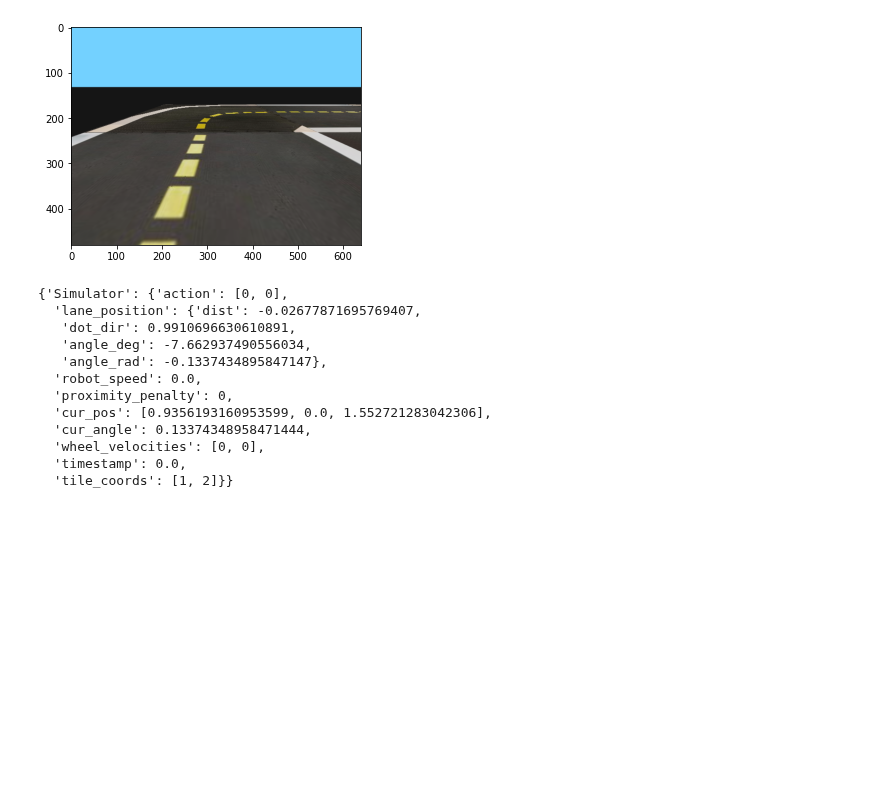
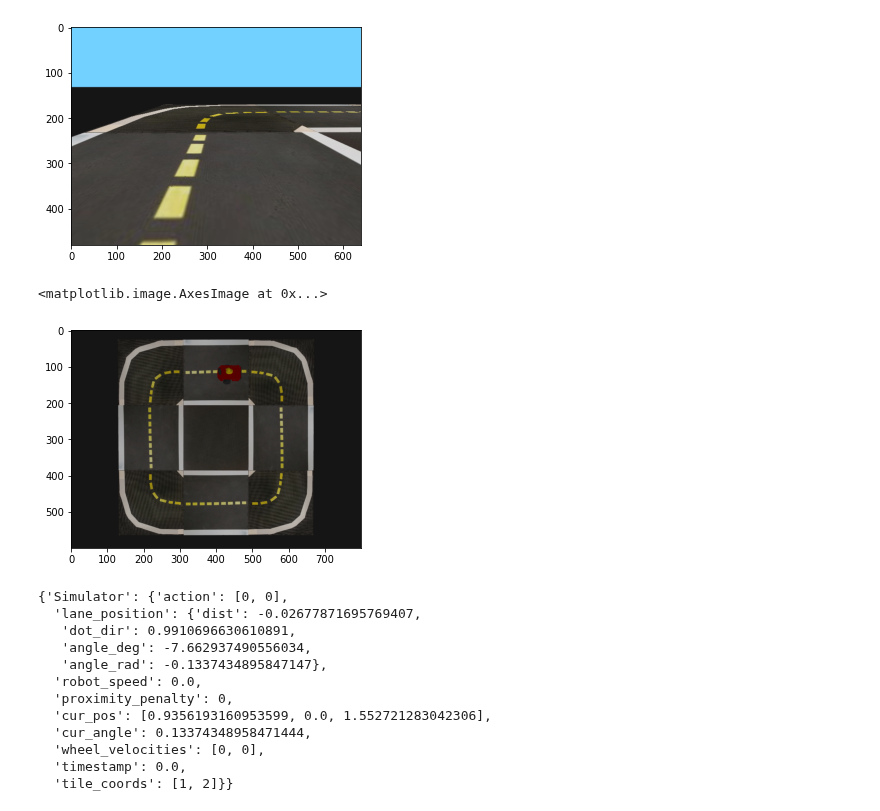
Before and after one commit to giuliovv/duckrace, a Jupyter notebook: configuration.ipynb, the cells around one changed output. Cells and saved outputs as stored; diff of their text form; code cells hidden in the pictures; blank space fills up the shorter version.

```diff
--- a/configuration.ipynb
+++ b/configuration.ipynb
@@ -53,6 +53,11 @@ DEBUG:gym-duckietown:f_pos: [0.99413983 0.         1.79663795]
 INFO:gym-duckietown:Starting at [0.99000503 0.         1.42670738] 3.138256433573588
 <matplotlib.image.AxesImage at 0x...>
 [figure]
+# %%
+plt.imshow(env.render(mode="top_down"))
+# %% [output]
+<matplotlib.image.AxesImage at 0x...>
+[figure, added]
 # %%
 env.get_agent_info()
 # %% [output]
```
Also changed, not shown: parts of 1 cell of this notebook.
